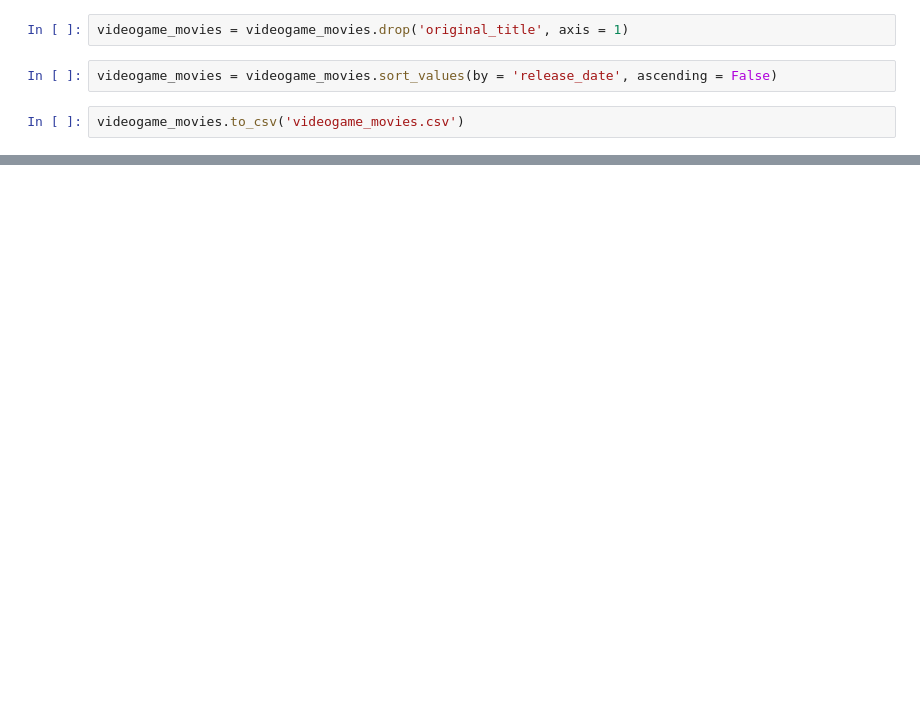
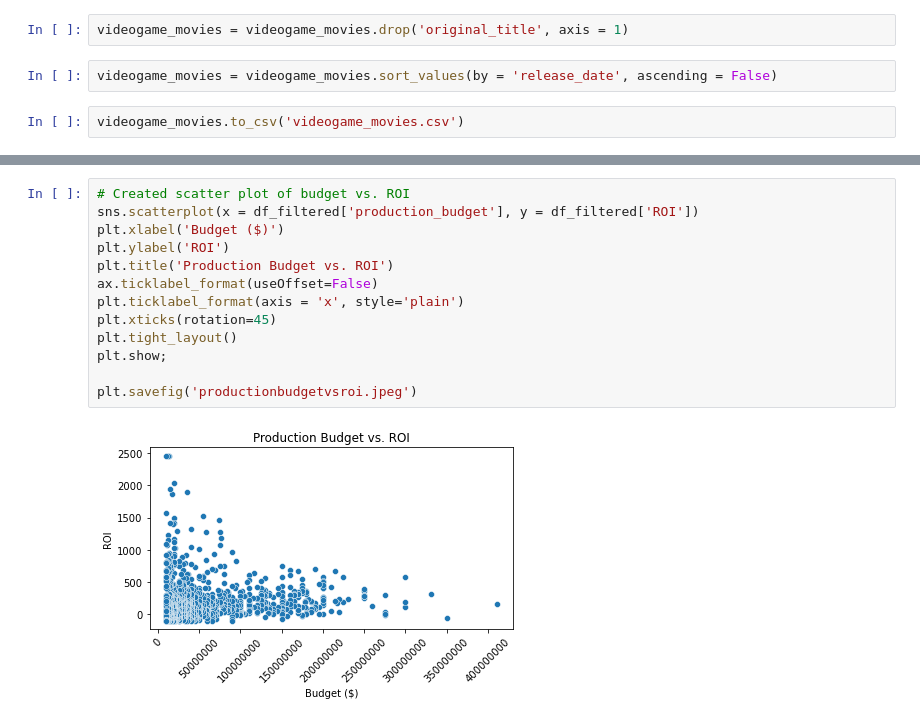
Before and after one commit to jnahra/dsc-phase-1-project, a Jupyter notebook: albert_notebook_data_analysis.ipynb, the cells around one changed output, grey strips where cells are left out. Cells and saved outputs as stored; diff of their text form; blank space fills up the shorter version.

```diff
--- a/albert_notebook_data_analysis.ipynb
+++ b/albert_notebook_data_analysis.ipynb
@@ -135,0 +189,15 @@ masterdatasetdraft.csv
+# %%
+# Created scatter plot of budget vs. ROI
+sns.scatterplot(x = df_filtered['production_budget'], y = df_filtered['ROI'])
+plt.xlabel('Budget ($)')
+plt.ylabel('ROI')
+plt.title('Production Budget vs. ROI')
+ax.ticklabel_format(useOffset=False)
+plt.ticklabel_format(axis = 'x', style='plain')
+plt.xticks(rotation=45)
+plt.tight_layout()
+plt.show;
+
+plt.savefig('productionbudgetvsroi.jpeg')
+# %% [output]
+[figure, added]
```
Also changed, not shown: parts of 5 cells of this notebook, 1 other file.
